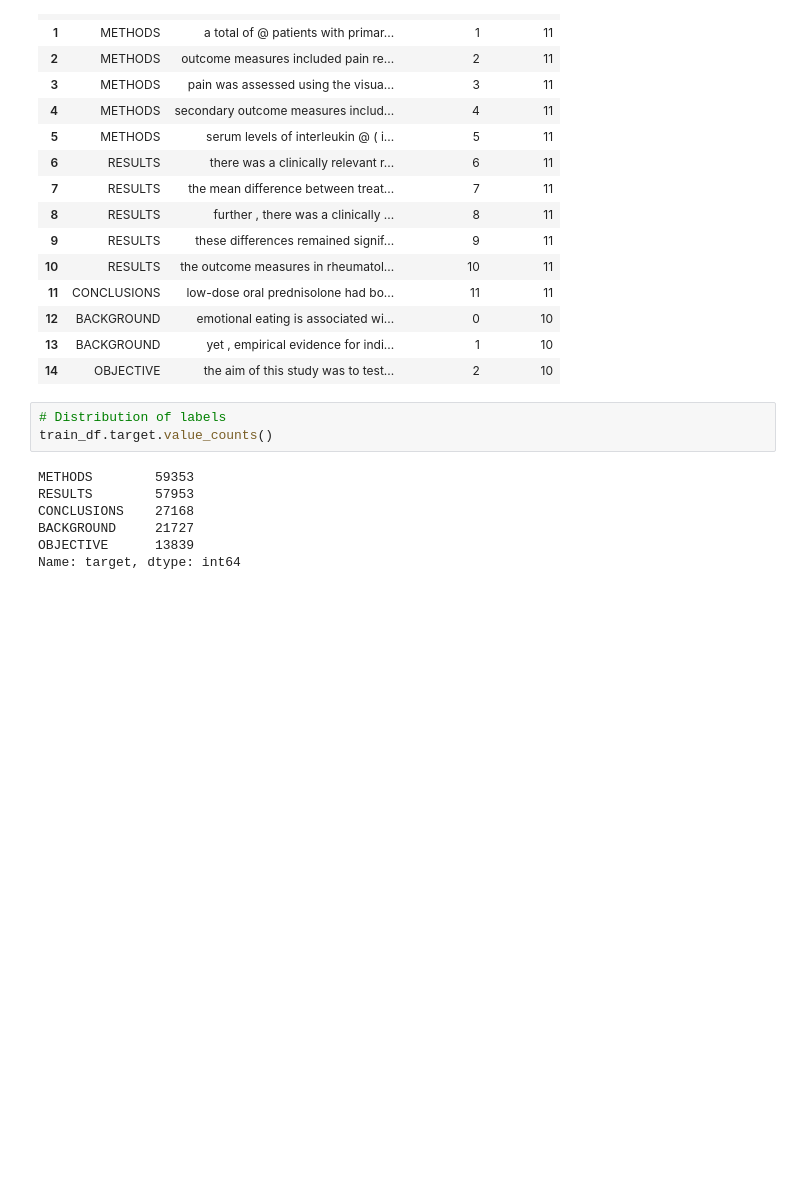
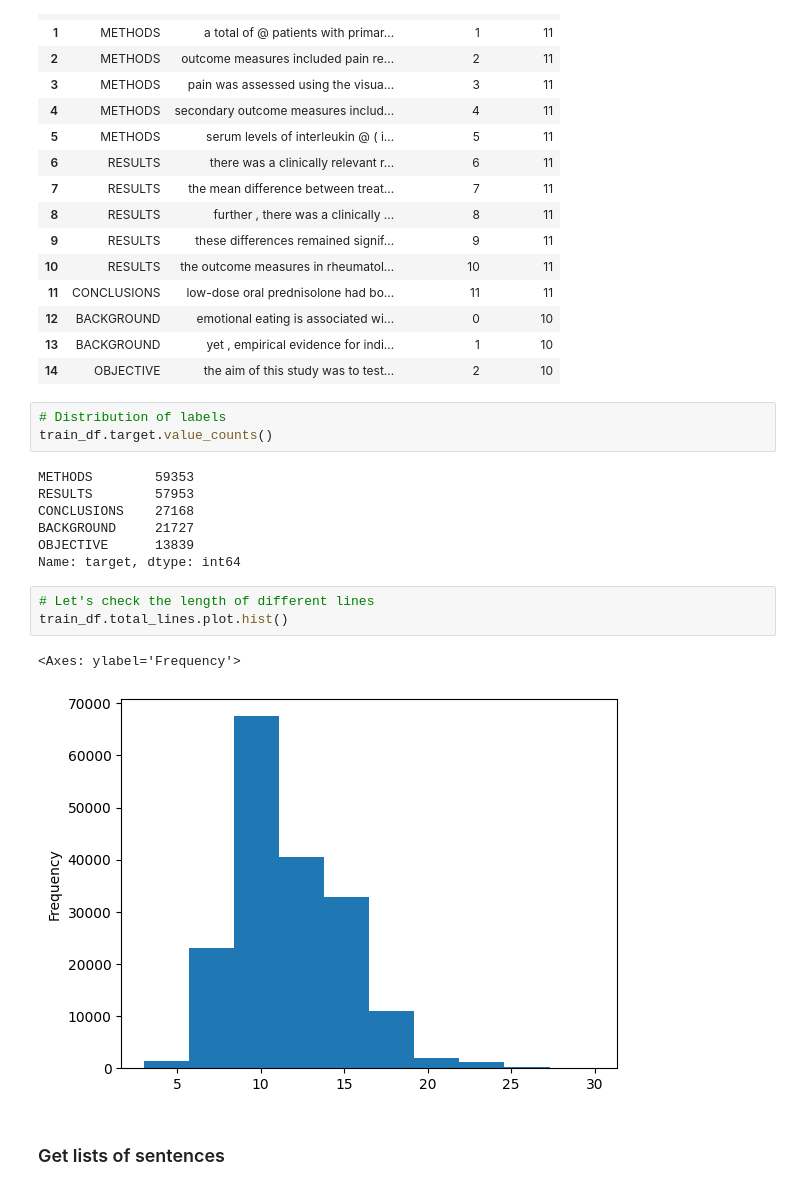
Before and after one commit to kacper-dobrow/tensorflow-course, a Jupyter notebook: 09_SkimLit_nlp_milestone_project.ipynb, the cells around one changed output. Saved outputs shown, nothing was run; the diff lists cells and outputs as text; blank space fills up the shorter version.

```diff
--- a/09_SkimLit_nlp_milestone_project.ipynb
+++ b/09_SkimLit_nlp_milestone_project.ipynb
@@ -190,3 +190,11 @@ CONCLUSIONS    27168
 BACKGROUND     21727
 OBJECTIVE      13839
 Name: target, dtype: int64
+# %%
+# Let's check the length of different lines
+train_df.total_lines.plot.hist()
+# %% [output]
+<Axes: ylabel='Frequency'>
+[figure, added]
+# %% [markdown]
+### Get lists of sentences
```
Also changed, not shown: parts of 15 cells of this notebook.
